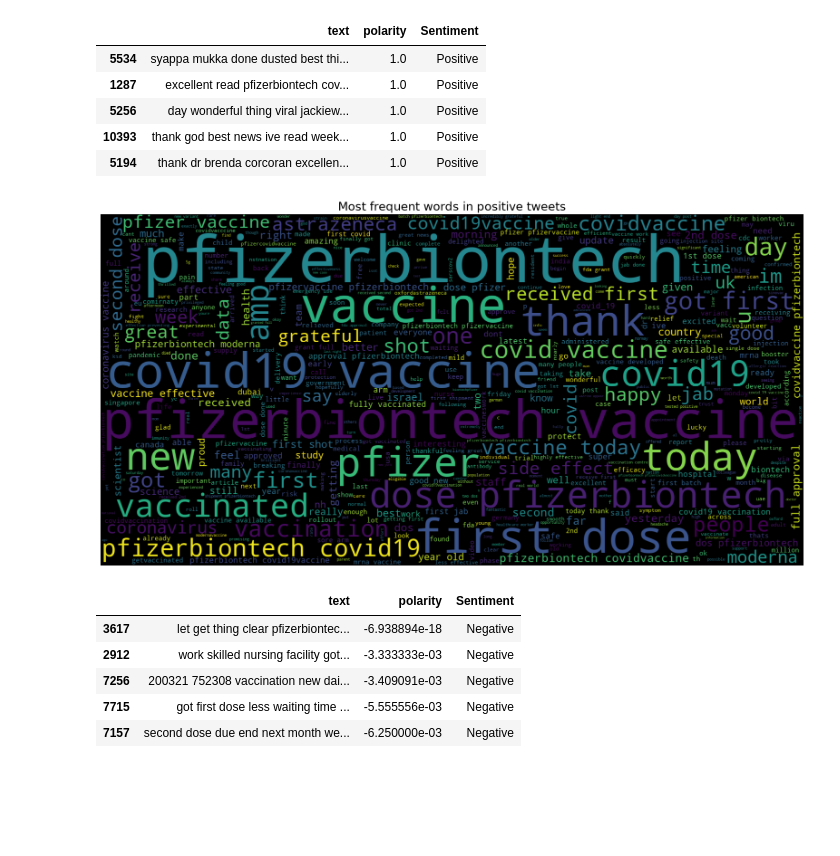
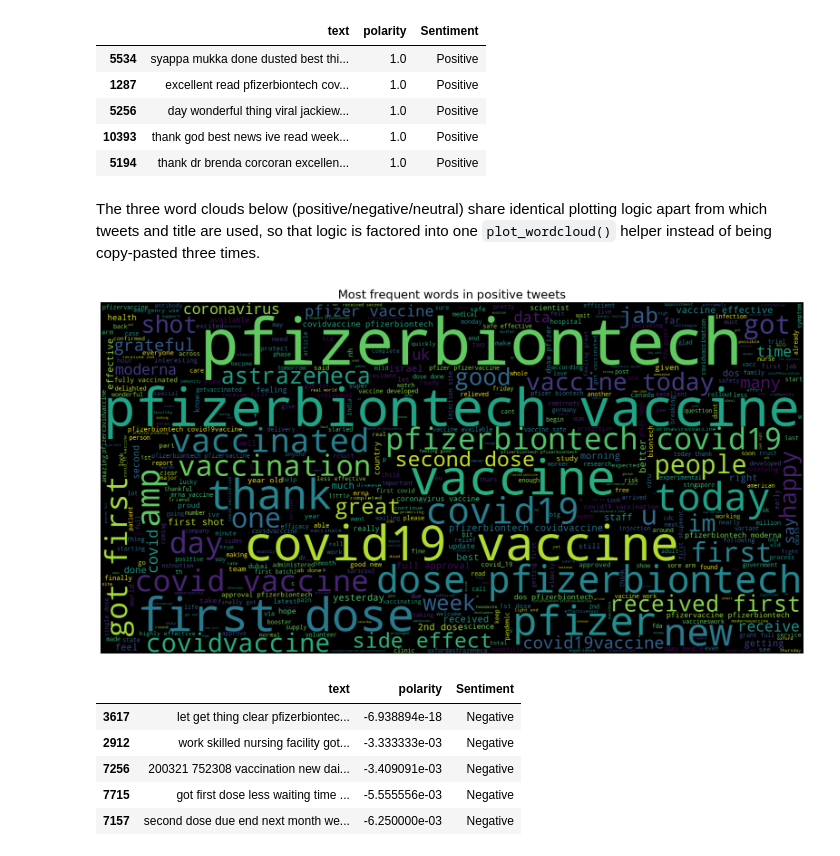
Before and after one commit to melvinmathew9991/NLP, a Jupyter notebook: notebooks/Vaccination_Tweet_Sentimental_Analysis.ipynb, the cells around one changed output. Cells and saved outputs as stored; diff of their text form; code cells hidden in the pictures; blank space fills up the shorter version.

```diff
--- a/notebooks/Vaccination_Tweet_Sentimental_Analysis.ipynb
+++ b/notebooks/Vaccination_Tweet_Sentimental_Analysis.ipynb
@@ -292,17 +292,22 @@ pos_tweets.head()
 | 5256 | day wonderful thing viral jackiew... | 1.0 | Positive |
 | 10393 | thank god best news ive read week... | 1.0 | Positive |
 | 5194 | thank dr brenda corcoran excellen... | 1.0 | Positive |
+# %% [markdown]
+The three word clouds below (positive/negative/neutral) share identical plotting logic apart from which tweets and title are used, so that logic is factored into one `plot_wordcloud()` helper instead of being copy-pasted three times.
+# %%
+def plot_wordcloud(text_series, title):
+    text = ' '.join(text_series)
+    wordcloud = WordCloud(max_words=500, width=1600, height=800).generate(text)
+    plt.figure(figsize=(20,15), facecolor='None')
+    plt.imshow(wordcloud, interpolation='bilinear')
+    plt.axis("off")
+    plt.title(title, fontsize=19)
+    plt.show()
 # %%
 from wordcloud import WordCloud
-text=' '.join([word for word in pos_tweets['text']])
-plt.figure(figsize=(20,15), facecolor='None')
-wordcloud = WordCloud(max_words=500, width=1600, height=800).generate(text)
-plt.imshow(wordcloud, interpolation='bilinear')
-plt.axis("off")
-plt.title('Most frequent words in positive tweets', fontsize=19)
-plt.show()
+plot_wordcloud(pos_tweets['text'], 'Most frequent words in positive tweets')
 # %% [output]
-[figure, old version]
+[figure, new version]
 # %%
 neg_tweets=text_df[text_df['Sentiment']=='Negative']
 neg_tweets=neg_tweets.sort_values(['polarity'],ascending=False)
```
Also changed, not shown: parts of 25 cells of this notebook, 3 other files.
